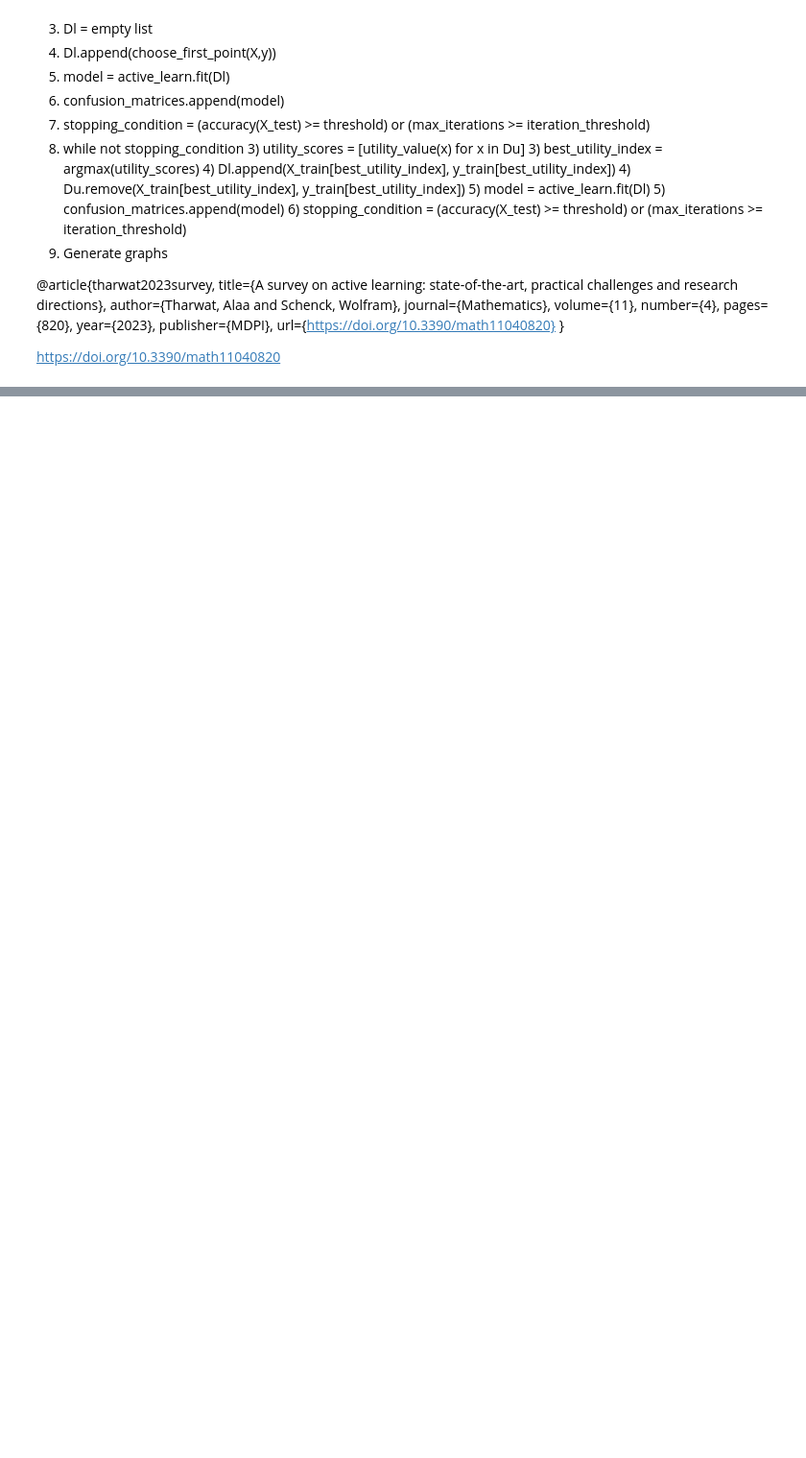
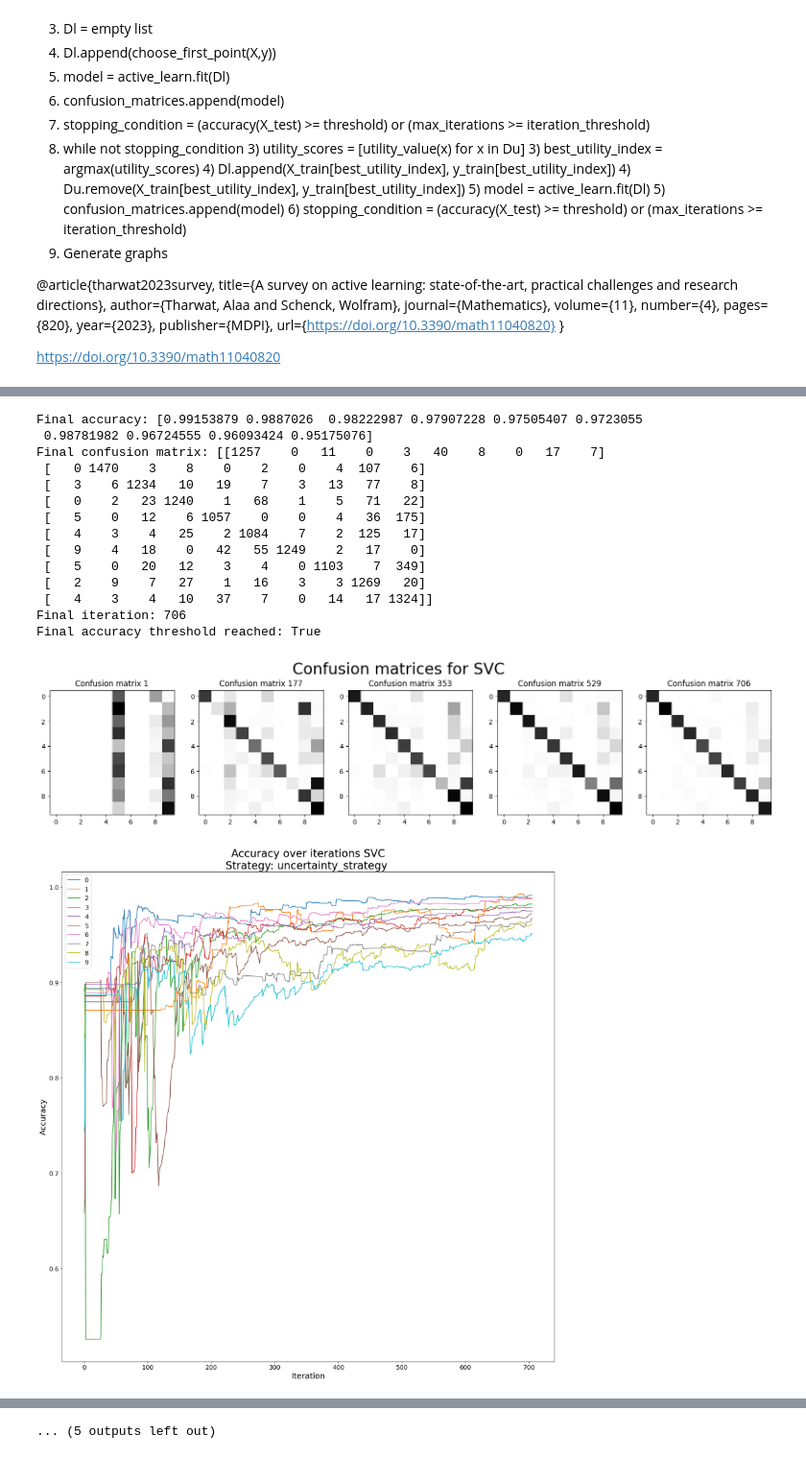
Before and after one commit to krisrjensen/csc730, a Jupyter notebook: assignment 8/csc730_assignment_8_kj.ipynb, the cells around one changed output, grey strips where cells are left out. Shown at 96% size. Cells and saved outputs as stored; diff of their text form; code cells hidden in the pictures; blank space fills up the shorter version.

```diff
--- a/assignment 8/csc730_assignment_8_kj.ipynb
+++ b/assignment 8/csc730_assignment_8_kj.ipynb
@@ -416,9 +416,9 @@ def query_by_comittee_strategy(obj, X):
 accuracy_threshold = 0.95
 max_iterations = 1000
 verbose = False
-strategies = [default_strategy, random_strategy, uncertainty_strategy, margin_strategy, entropy_strategy, query_by_comittee_strategy]
+strategies = [default_strategy, random_strategy, uncertainty_strategy, entropy_strategy, query_by_comittee_strategy]
 #strategies = [default_strategy]
-models = [ SVC(probability=True, random_state=42), RandomForestClassifier(n_estimators=100, random_state=42)]
+models = [ RandomForestClassifier(n_estimators=100, random_state=42), SVC(probability=True, random_state=42)]
 #models = [ SVC(probability=True, random_state=42)]
 active_learner = []
 
@@ -456,30 +456,46 @@ Final confusion matrix: [[1183    1    6    1    4   53   79    1   14    1]
  [   5   36 1199    6   35    6   35   29   28    1]
  [   8   30   56 1073   15  168   18   23   25   17]
  [   0   10    7    0 1213    0   18    4    2   41]
  [  16   40    4   12   43 1083   43    3   28    1]
  [   7   18    2    0   26   24 1317    1    1    0]
  [  12   42   15    3   47   13    0 1292    2   77]
  [   9  100   33   53   40  104   28   13  955   22]
  [   9   21   13    7  290   23    6   66   21  964]]
 Final iteration: 262
 Final accuracy threshold reached: True
 [figure]
 [figure]
 [figure]
 Final accuracy: [0.98622866 0.98712385 0.97130243 0.9591732  0.9580955  0.95352429
  0.9851581  0.97055909 0.96824943 0.95309293]
 Final confusion matrix: [[1218    1   11    1   10   59   19    9   14    1]
  [   0 1538    6    1    2   30    2    4   16    1]
  [   3   19 1200   10   45   17   16   40   30    0]
  [   5   13   66  976    6  235    4   49   65   14]
  [   0    5    4    0 1177    5    8    8    2   86]
  [  23   16    7   46   32 1064   17    8   56    4]
  [  10    9   51    0   24   26 1266    0   10    0]
  [   2   26   35    0   48    2    0 1360    4   26]
  [  14   17   33   33   25   60   11   27 1127   10]
  [  10   13   10    9  292   19    0  128   17  922]]
 Final iteration: 260
 Final accuracy threshold reached: True
 [figure]
 [figure]
 [figure]
+Final accuracy: [0.99153879 0.9887026  0.98222987 0.97907228 0.97505407 0.9723055
+ 0.98781982 0.96724555 0.96093424 0.95175076]
+Final confusion matrix: [[1257    0   11    0    3   40    8    0   17    7]
+ [   0 1470    3    8    0    2    0    4  107    6]
+ [   3    6 1234   10   19    7    3   13   77    8]
+ [   0    2   23 1240    1   68    1    5   71   22]
+ [   5    0   12    6 1057    0    0    4   36  175]
+ [   4    3    4   25    2 1084    7    2  125   17]
+ [   9    4   18    0   42   55 1249    2   17    0]
+ [   5    0   20   12    3    4    0 1103    7  349]
+ [   2    9    7   27    1   16    3    3 1269   20]
+ [   4    3    4   10   37    7    0   14   17 1324]]
+Final iteration: 706
+Final accuracy threshold reached: True
+[figure, added]
+[figure, added]
@@ -485,0 +503 @@ Final accuracy threshold reached: True
+... (5 outputs left out)
```
Also changed, not shown: parts of 1 cell of this notebook, 8 other files.
